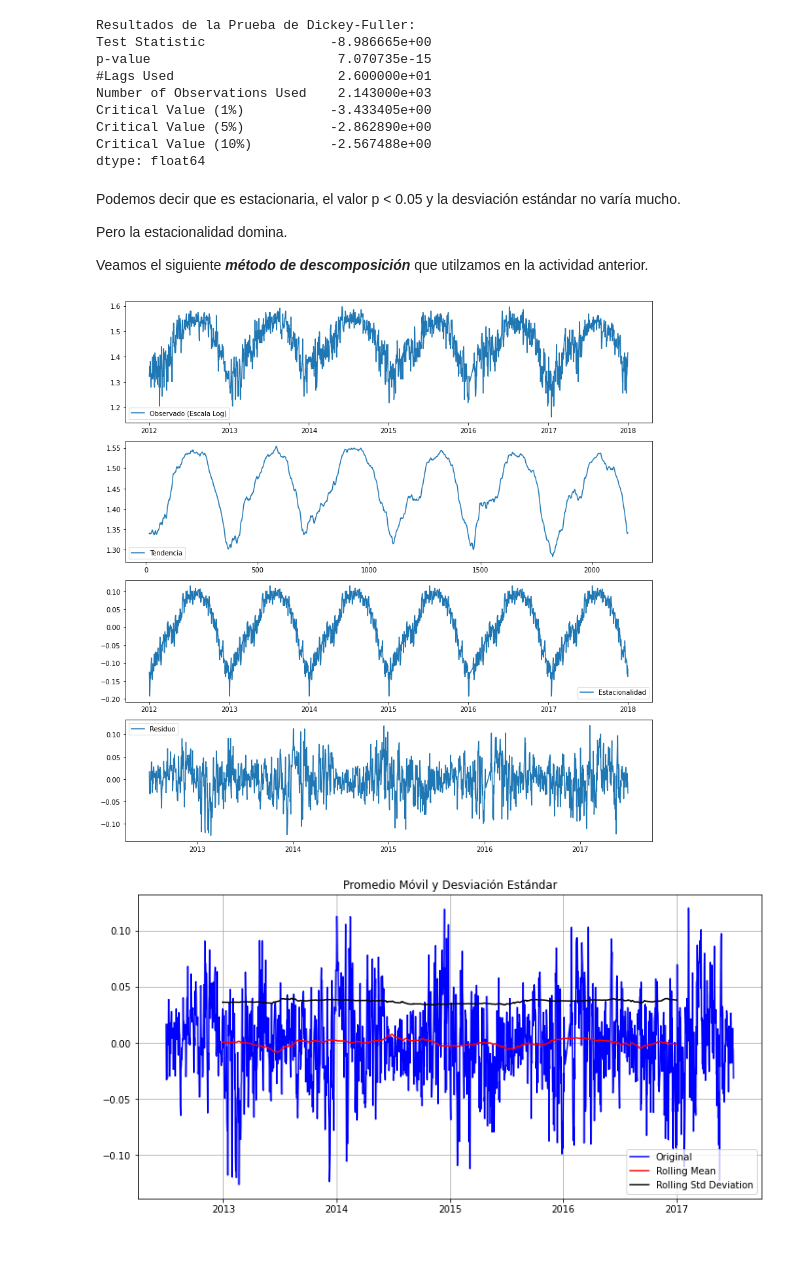
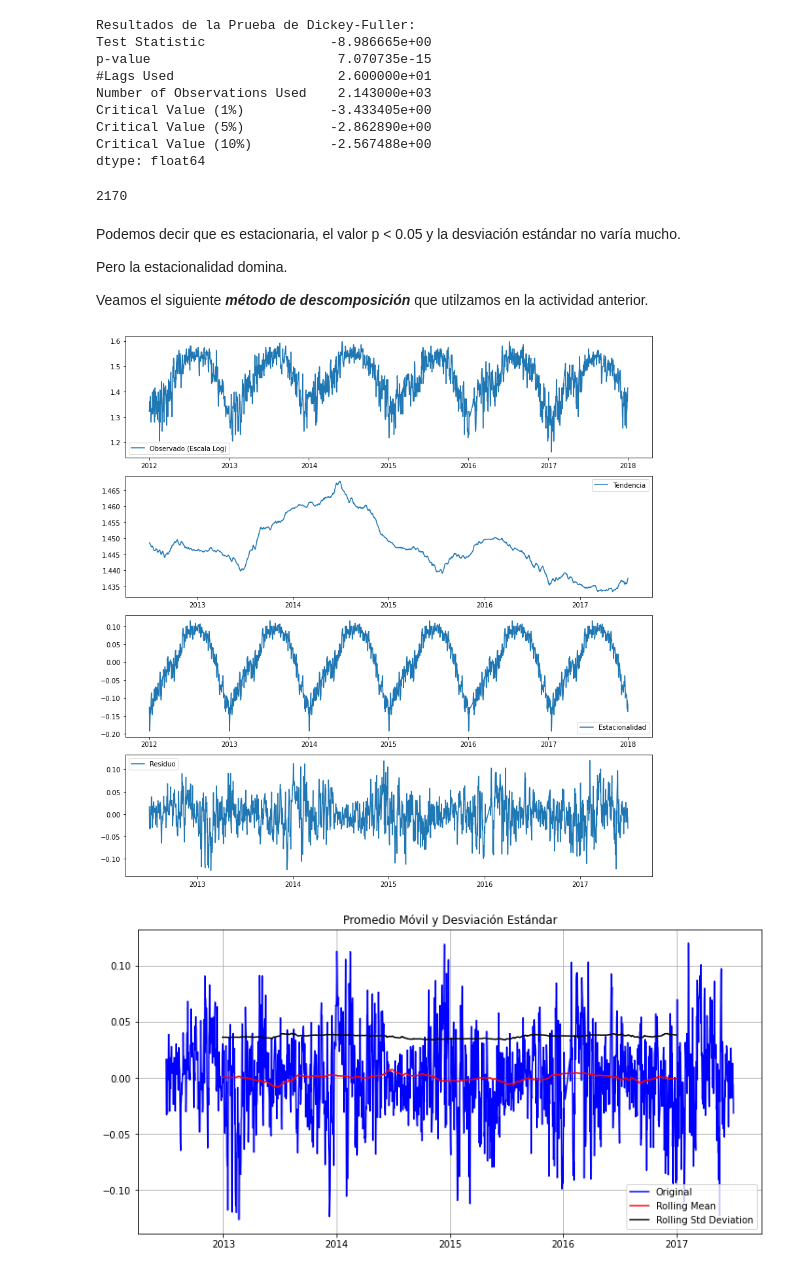
Before and after one commit to carloslizarragac/FisicaComputacional1, a Jupyter notebook: Actividad6.ipynb, the cells around one changed output. Saved outputs shown, nothing was run; the diff lists cells and outputs as text; code cells hidden in the pictures.

```diff
--- a/Actividad6.ipynb
+++ b/Actividad6.ipynb
@@ -326,6 +335,11 @@ Critical Value (1%)           -3.433405e+00
 Critical Value (5%)           -2.862890e+00
 Critical Value (10%)          -2.567488e+00
 dtype: float64
+# %%
+# Número de datos utilizados
+len(ts_test_log_diff)
+# %% [output]
+2170
 # %% [markdown]
 Podemos decir que es estacionaria, el valor p < 0.05 y la desviación estándar no varía mucho.
 
@@ -335,35 +349,36 @@ Veamos el siguiente ***método de descomposición*** que utilzamos en la activid
 # %%
 # Método de descomposición usando la biblioteca statsmodels.tsa
 
 decomposition = sm.tsa.seasonal_decompose(ts_test_log.interpolate(), model='additive', freq=365)
 
 # La función regresa 3 componentes: tendencia, estacionalidad y un residuo
 
-trend = descomposition.trend
+trend = decomposition.trend
 seasonal = decomposition.seasonal
 residue = decomposition.resid
 
 # Graficamos las componentes
 plt.rcParams["figure.figsize"] = (12,12)
 plt.subplot(411)
 plt.plot(ts_test_log, label='Observado (Escala Log)')
 plt.legend(loc='best')
 
 plt.subplot(412)
 plt.plot(trend, label='Tendencia')
 plt.legend(loc='best')
 
 plt.subplot(413)
 plt.plot(seasonal, label='Estacionalidad')
 plt.legend(loc='best')
 
 plt.subplot(414)
 plt.plot(residue, label='Residuo')
 plt.legend(loc='best')
 
+# Colocar gráficas lo más cercanas posibles
 plt.tight_layout();
 # %% [output]
-[figure, old version]
+[figure, new version]
 # %%
 # Eliminando la Tendencia y Estacionalidad, probamos si la serie Residuo es estacionaria o no...
 
```
Also changed, not shown: parts of 13 cells of this notebook.
